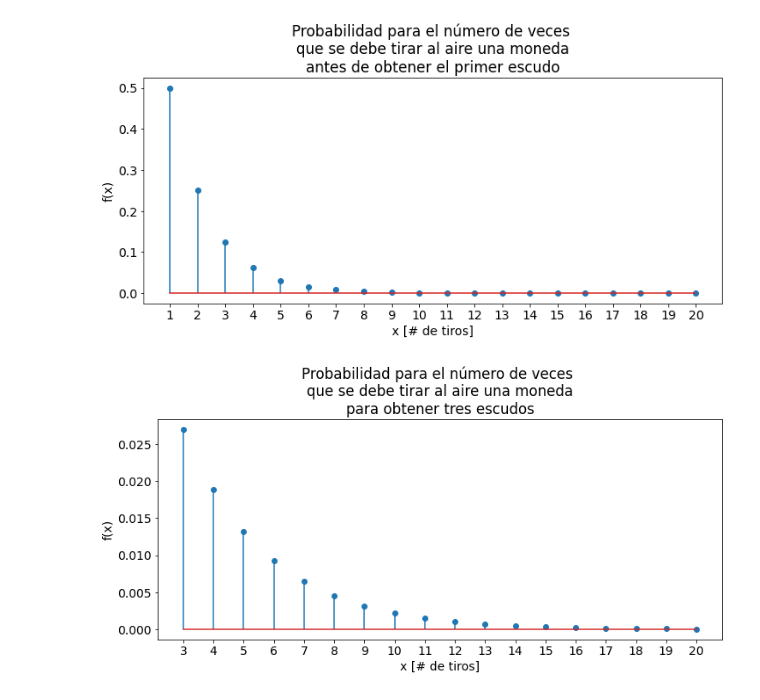
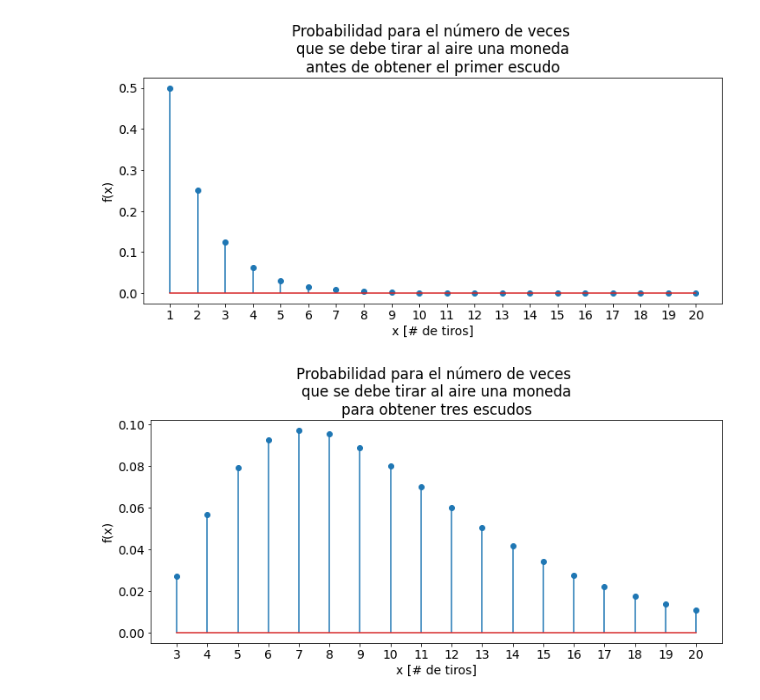
Before and after one commit to FlowsyCurls/2022_PROBABILIDAD_TAREA2, a Jupyter notebook: main.ipynb, the cells around one changed output. Cells and saved outputs as stored; diff of their text form; code cells hidden in the pictures.

```diff
--- a/main.ipynb
+++ b/main.ipynb
@@ -30,29 +30,31 @@ plt.show()
 # %%
 from scipy.stats import nbinom
 import matplotlib.pyplot as plt
+import math
 
 # # Calculo de funcion de masa de probabilidad.
-p, r= 0.3, 3
+p, r = 0.3, 3
 x,y = [],[]
 for i in range(3,21):
       x.append(str(i))
-      fx = (p**r)*((1-p)**(i-r))
+      comb = (math.factorial(i-1))/(math.factorial(r-1)*math.factorial((i-1)-(r-1)))
+      fx = comb*((1-p)**(i-r))*(p**r)
       y.append(fx)
 
 # Prepare data.
 data={'attempts':x, 'probability':y}
 # Load data into DataFrame
 df = pd.DataFrame(data = data)
 # Draw a stem plot.
 plt.stem(df.attempts,df.probability)
 plt.xlabel('x [# de tiros]')
 plt.ylabel('f(x)')
-plt.title('Probabilidad para el número de veces \n'+
-          'que se debe tirar al aire una moneda\n'+
-          'para obtener tres escudos')
+#plt.title('Probabilidad para el número de veces \n'+
+#          'que se debe tirar al aire una moneda\n'+
+#          'para obtener tres escudos')
 cm = 1/2.54
 plt.rcParams['figure.figsize'] = (30*cm, 12*cm)
 plt.rcParams.update({'font.size': 14})
 plt.show()
 # %% [output]
-[figure, old version]
+[figure, new version]
```
Also changed, not shown: 1 other file.
